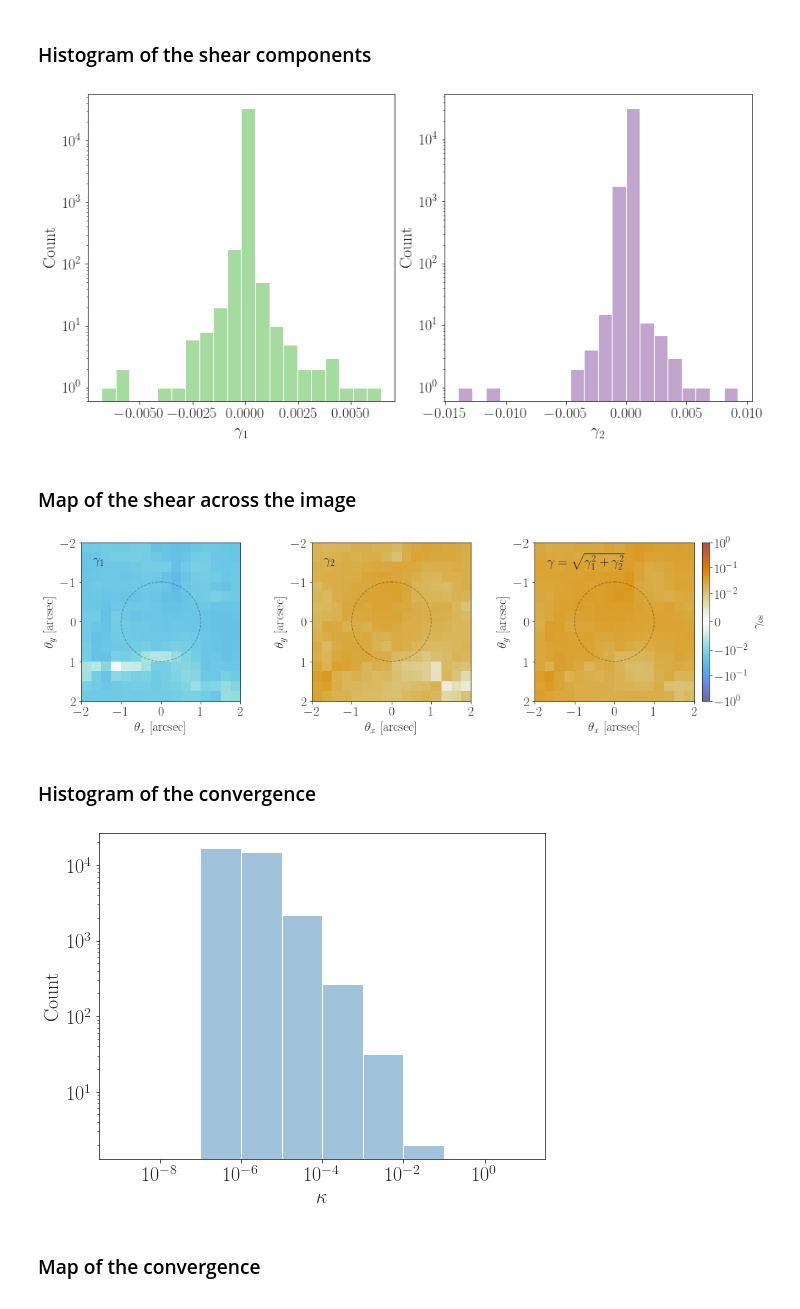
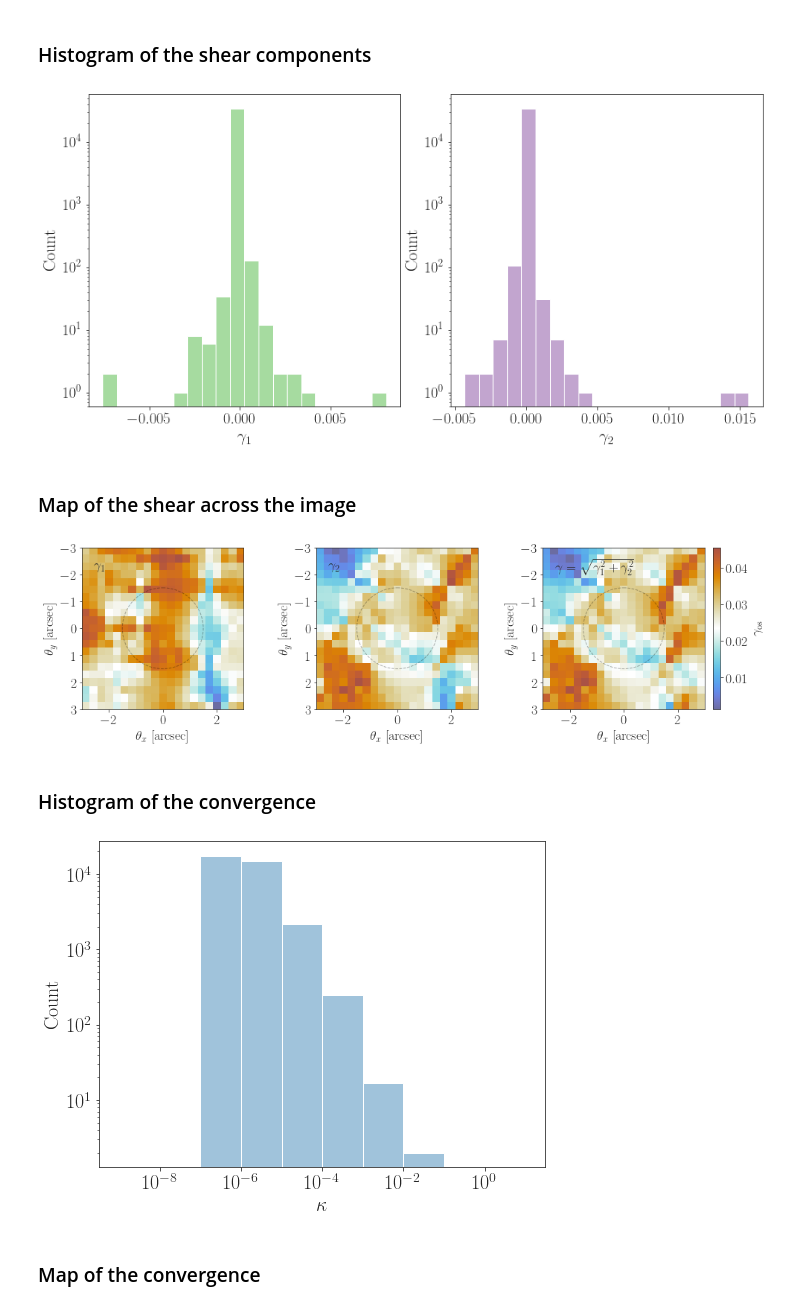
Before and after one commit to nataliehogg/los_proof_of_concept, a Jupyter notebook: distributed_haloes_generation.ipynb, the cells around one changed output. Saved outputs shown, nothing was run; the diff lists cells and outputs as text; code cells hidden in the pictures.

```diff
--- a/distributed_haloes_generation.ipynb
+++ b/distributed_haloes_generation.ipynb
@@ -48,10 +48,9 @@ warnings.filterwarnings('ignore')
 %matplotlib inline
 
 # this is where the figures will be saved
-outpath  = r'/home/natalie/Documents/Projects/los_effects/shear_map/'
-# outpath  = '/Users/pierrefleury/Documents/data/haloes/'
+outpath  = r'/home/natalie/Documents/Projects/los_effects/proof_of_concept/figures/distributed_haloes/'
 
-job_name = 'test'
+job_name = 'v2'
 # %% [markdown]
 ### Import `lenstronomy` packages
 # %%
@@ -203,7 +202,7 @@ The angular distances between observer and lens, observer and source and lens an
 ### Create main lens: `EPL`
 At this stage we only need to set an Einstein radius; the rest of the main lens parameters are set in the `distributed_haloes_analysis` notebook.
 # %%
-theta_E = 1 # 1.0 # arcsec
+theta_E = 1.5 # arcsec # updated from 1.0
 # %% [markdown]
 ## Create haloes <a name="create_haloes"></a>
 
@@ -563,12 +562,12 @@ for a, g, c in zip(ax, [gamma1_ohs, gamma2_ohs], [green[0], purple[0]]):
 plt.savefig(outpath + job_name + '_gamma_os_histogram.pdf', dpi=300, bbox_inches='tight', transparent=True)
 plt.show()
 # %% [output]
-[figure, old version]
+[figure, new version]
 # %% [markdown]
 ### Map of the shear across the image
 # %%
-theta1 = np.linspace(-2.0, 2.0, 16) # takes about 7 mins to do a size 10 array
-theta2 = np.linspace(2.0, -2.0, 16)
+theta1 = np.linspace(-3.0, 3.0, 21) # takes about 20 mins to do a size 16 array
+theta2 = np.linspace(3.0, -3.0, 21)
 # %%
 map_array_g1 = np.empty((theta1.size, theta2.size))
 map_array_g2 = np.empty((theta1.size, theta2.size))
@@ -588,14 +587,10 @@ einstein_ring3 = plt.Circle((0, 0), theta_E, color='k', ls='--', fill=False, alp
 fig, ax = plt.subplots(1, 3, figsize=(16, 4), sharex=False, sharey=False)
 
 cmap = cmr.prinsenvlag_r
-vmin = -1.0
-vmax = 1.0
 
 bar1 = ax[0].imshow(map_array_g1, extent=(theta1[0], theta1[-1], theta2[0], theta2[-1]),
                     origin='lower',
-                    norm=colors.SymLogNorm(linthresh=0.01, vmin=vmin, vmax=vmax),
-                    cmap = cmap)#,
-                    #vmin=vmin, vmax=vmax)
+                    cmap = cmap)
 
 ax[0].add_patch(einstein_ring1)
 
@@ -606,41 +601,37 @@ ax[0].set_xlabel(r'$\theta_x$ [arcsec]')
 ax[0].set_ylabel(r'$\theta_y$ [arcsec]')
 
 bar2 = ax[1].imshow(map_array_g2, extent=(theta1[0], theta1[-1], theta2[0], theta2[-1]),
                     origin='lower',
-                    norm=colors.SymLogNorm(linthresh=0.01, vmin=vmin, vmax=vmax),
-                    cmap = cmap)#,
-                    #vmin=vmin, vmax=vmax)
+                    cmap = cmap)
 
 ax[1].add_patch(einstein_ring2)
 
 g2_text = offsetbox.AnchoredText('$\gamma_2$', loc=2, frameon=False)
 ax[1].add_artist(g2_text)
 
 ax[1].set_xlabel(r'$\theta_x$ [arcsec]')
 ax[1].set_ylabel(r'$\theta_y$ [arcsec]')
 
 bar3 = ax[2].imshow(map_array_combined, extent=(theta1[0], theta1[-1], theta2[0], theta2[-1]),
                     origin='lower',
-                    norm=colors.SymLogNorm(linthresh=0.01, vmin=vmin, vmax=vmax),
-                    cmap = cmap)#,
-                    #vmin=vmin, vmax=vmax)
+                    cmap = cmap)
 
 ax[2].add_patch(einstein_ring3)
 
 g3_text = offsetbox.AnchoredText(r'$\gamma = \sqrt{\gamma_1^2 + \gamma_2^2}$', loc=2, frameon=False)
 ax[2].add_artist(g3_text)
 
 ax[2].set_xlabel(r'$\theta_x$ [arcsec]')
 ax[2].set_ylabel(r'$\theta_y$ [arcsec]')
 
 colorbar(bar3, r'$\gamma_{\rm os}$', 'vertical')
 
-plt.savefig(outpath + job_name + '_gamma_os_map_16_log_combined.pdf',
+plt.savefig(outpath + job_name + '_gamma_os_map.pdf',
             dpi=300, bbox_inches='tight', transparent=True)
 
 plt.show()
 # %% [output]
-[figure, old version]
+[figure, new version]
 # %% [markdown]
 ### Histogram of the convergence
 # %%
@@ -658,7 +649,7 @@ plt.ylabel('Count', fontsize = 20)
 plt.savefig(outpath + job_name + '_kappa_os_histogram.pdf', dpi=300, bbox_inches='tight', transparent=True)
 plt.show()
 # %% [output]
-[figure, old version]
+[figure, new version]
 # %% [markdown]
 ### Map of the convergence
 # %%
```
Also changed, not shown: parts of 23 cells of this notebook, 2 other files.
